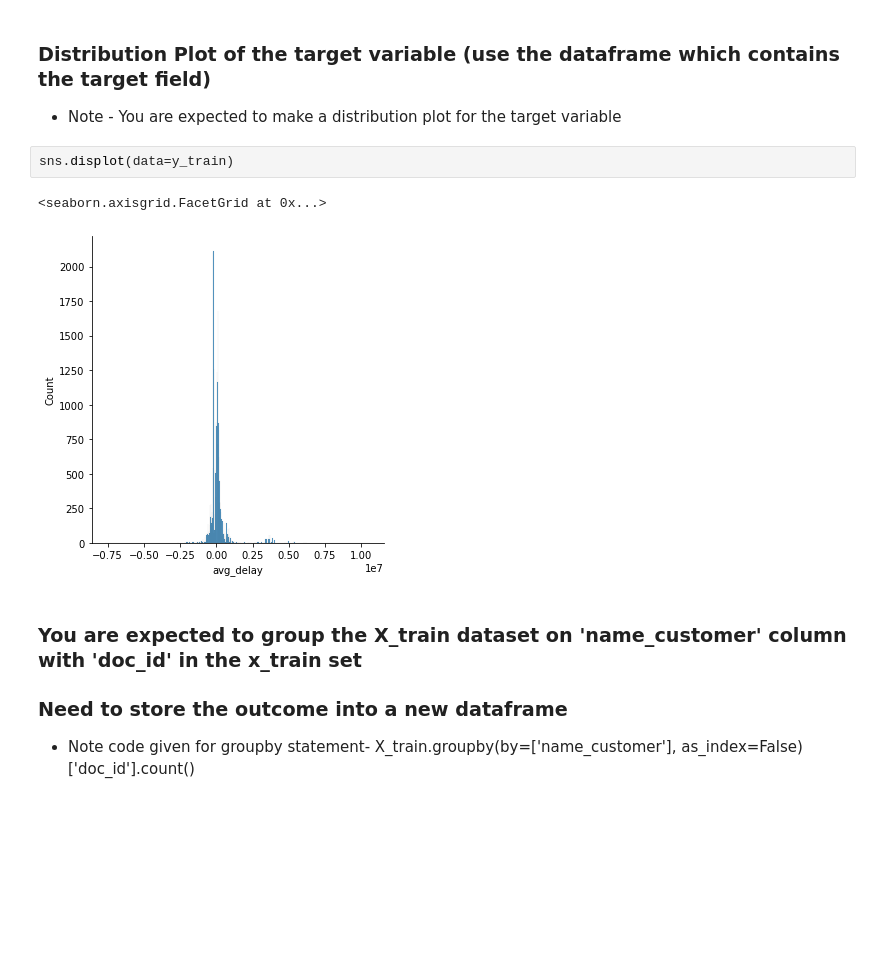
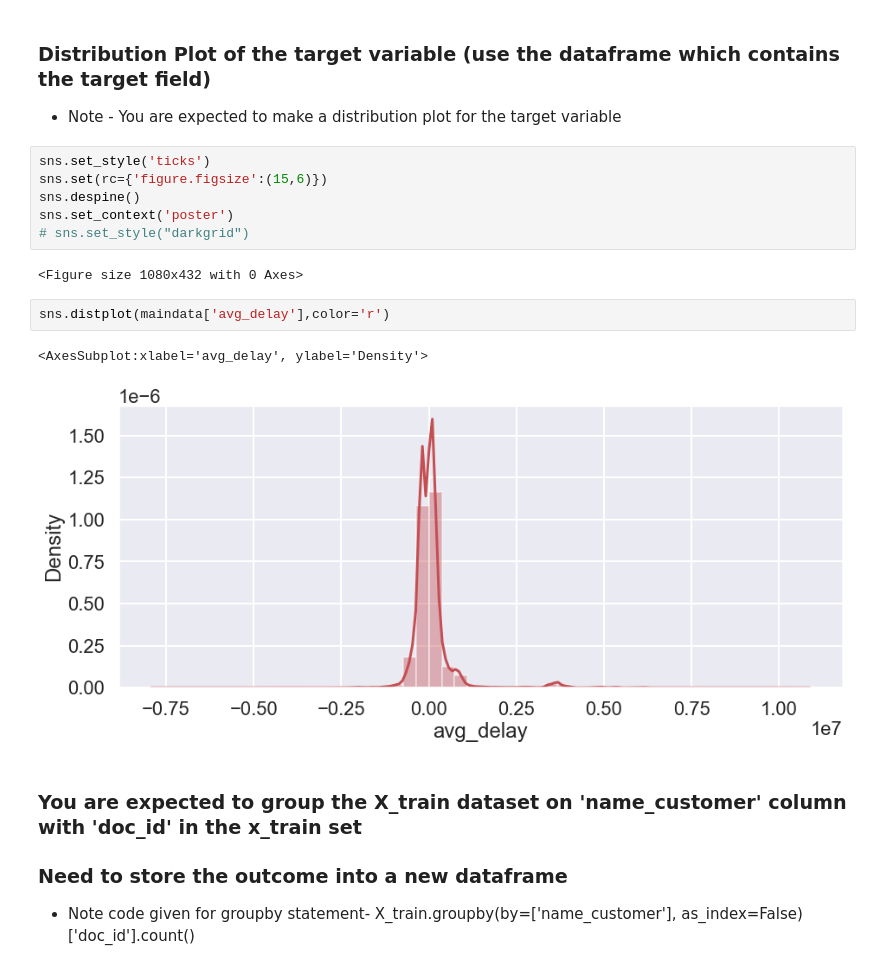
Before and after one commit to isayakmondal/accounts-receivables-dashbaord, a Jupyter notebook: ML-project/Payment date prediction.ipynb, the cells around one changed output. Cells and saved outputs as stored; diff of their text form; blank space fills up the shorter version.

```diff
--- a/ML-project/Payment date prediction.ipynb
+++ b/ML-project/Payment date prediction.ipynb
@@ -683,11 +686,19 @@ print(y_test.shape)
 ### Distribution Plot of the target variable (use the dataframe which contains the target field)
 
 - Note - You are expected to make a distribution plot for the target variable
+# %%
+sns.set_style('ticks')
+sns.set(rc={'figure.figsize':(15,6)})
+sns.despine()
+sns.set_context('poster')
+# sns.set_style("darkgrid")
+# %% [output]
+<Figure size 1080x432 with 0 Axes>
 # %%
-sns.displot(data=y_train)
+sns.distplot(maindata['avg_delay'],color='r')
 # %% [output]
-<seaborn.axisgrid.FacetGrid at 0x...>
+<AxesSubplot:xlabel='avg_delay', ylabel='Density'>
-[figure, old version]
+[figure, new version]
 # %% [markdown]
 ### You are expected to group the X_train dataset on 'name_customer' column with 'doc_id' in the x_train set
 
```
Also changed, not shown: parts of 6 cells of this notebook, 1 other file.
